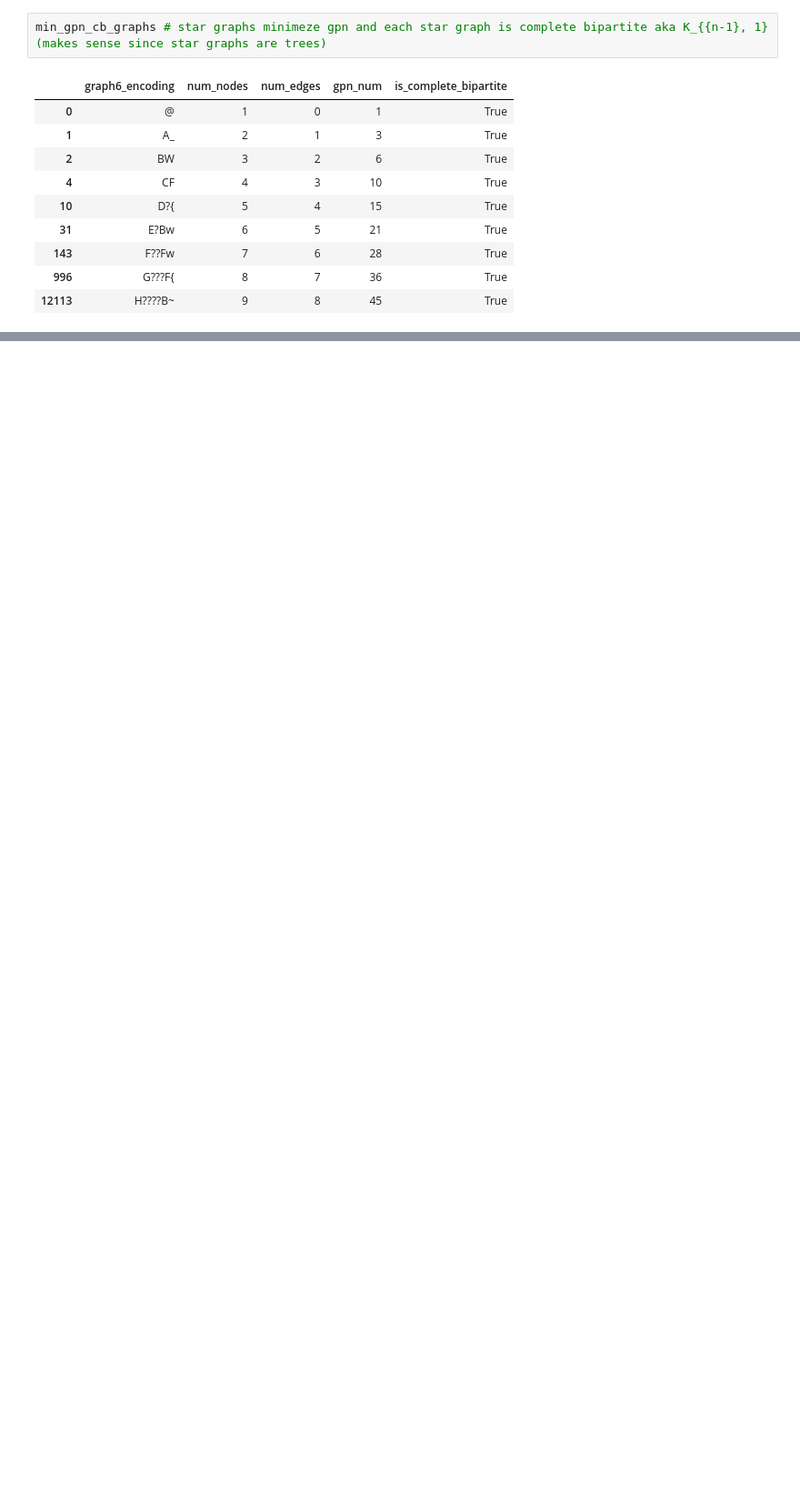
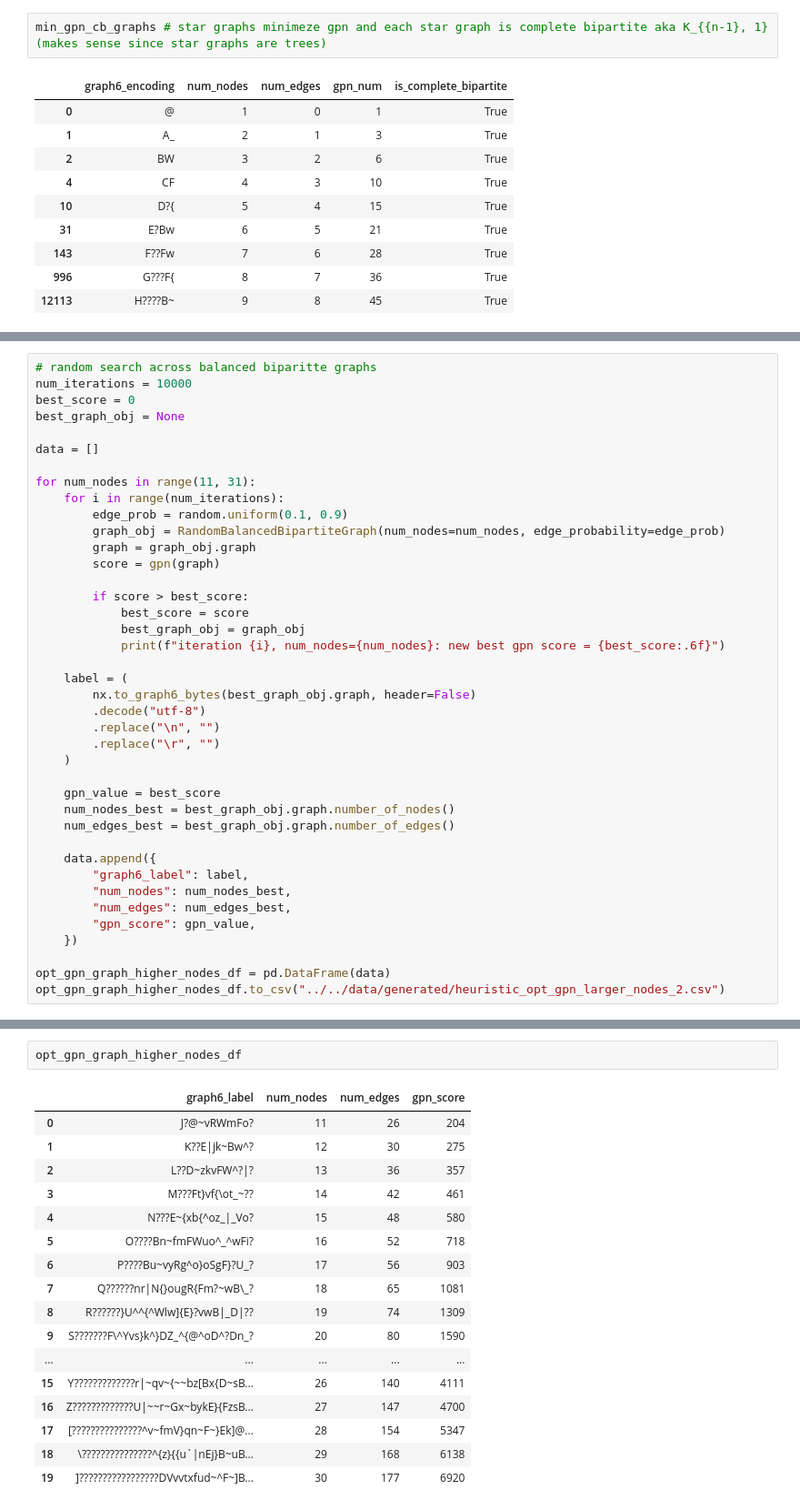
Before and after one commit to MartinCadez/geodesic-subpath-number-analysis, a Jupyter notebook: src/analysis/eda.ipynb, the cells around one changed output, grey strips where cells are left out. Shown at 91% size. Drawn from its saved outputs; the diff is of its cells as text; blank space fills up the shorter version.

Commit message:
feat(analysis): add balance bp search da

```diff
--- a/src/analysis/eda.ipynb
+++ b/src/analysis/eda.ipynb
@@ -287,0 +310,40 @@ min_gpn_cb_graphs # star graphs minimeze gpn and each star graph is complete bip
+# %%
+# random search across balanced biparitte graphs
+num_iterations = 10000
+best_score = 0
+best_graph_obj = None
+
+data = []
+
+for num_nodes in range(11, 31):
+    for i in range(num_iterations):
+        edge_prob = random.uniform(0.1, 0.9)
+        graph_obj = RandomBalancedBipartiteGraph(num_nodes=num_nodes, edge_probability=edge_prob)
+        graph = graph_obj.graph
+        score = gpn(graph)
+
+        if score > best_score:
+            best_score = score
+            best_graph_obj = graph_obj
+            print(f"iteration {i}, num_nodes={num_nodes}: new best gpn score = {best_score:.6f}")
+
+    label = (
+        nx.to_graph6_bytes(best_graph_obj.graph, header=False)
+        .decode("utf-8")
+        .replace("\n", "")
+        .replace("\r", "")
+    )
+
+    gpn_value = best_score
+    num_nodes_best = best_graph_obj.graph.number_of_nodes()
+    num_edges_best = best_graph_obj.graph.number_of_edges()
+
+    data.append({
+        "graph6_label": label,
+        "num_nodes": num_nodes_best,
+        "num_edges": num_edges_best,
+        "gpn_score": gpn_value,
+    })
+
+opt_gpn_graph_higher_nodes_df = pd.DataFrame(data)
+opt_gpn_graph_higher_nodes_df.to_csv("../../data/generated/heuristic_opt_gpn_larger_nodes_2.csv")
@@ -287,0 +370,20 @@ min_gpn_cb_graphs # star graphs minimeze gpn and each star graph is complete bip
+# %%
+opt_gpn_graph_higher_nodes_df
+# %% [output]
+|  | graph6_label | num_nodes | num_edges | gpn_score |
+| 0 | J?@~vRWmFo? | 11 | 26 | 204 |
+| 1 | K??E|jk~Bw^? | 12 | 30 | 275 |
+| 2 | L??D~zkvFW^?|? | 13 | 36 | 357 |
+| 3 | M???Ft}vf{\ot_~?? | 14 | 42 | 461 |
+| 4 | N???E~{xb{^oz_|_Vo? | 15 | 48 | 580 |
+| 5 | O????Bn~fmFWuo^_^wFi? | 16 | 52 | 718 |
+| 6 | P????Bu~vyRg^o}oSgF}?U_? | 17 | 56 | 903 |
+| 7 | Q??????nr|N{}ougR{Fm?~wB\_? | 18 | 65 | 1081 |
+| 8 | R??????}U^^{^Wlw]{E}?vwB|_D|?? | 19 | 74 | 1309 |
+| 9 | S???????F\^Yvs}k^}DZ_^{@^oD^?Dn_? | 20 | 80 | 1590 |
+| ... | ... | ... | ... | ... |
+| 15 | Y?????????????r|~qv~{~~bz[Bx{D~sB... | 26 | 140 | 4111 |
+| 16 | Z?????????????U|~~r~Gx~bykE}{FzsB... | 27 | 147 | 4700 |
+| 17 | [???????????????^v~fmV}qn~F~}Ek]@... | 28 | 154 | 5347 |
+| 18 | \???????????????^{z}{{u`|nEj}B~uB... | 29 | 168 | 6138 |
+| 19 | ]?????????????????DVvvtxfud~^F~]B... | 30 | 177 | 6920 |
```
Also changed, not shown: parts of 6 cells of this notebook.
